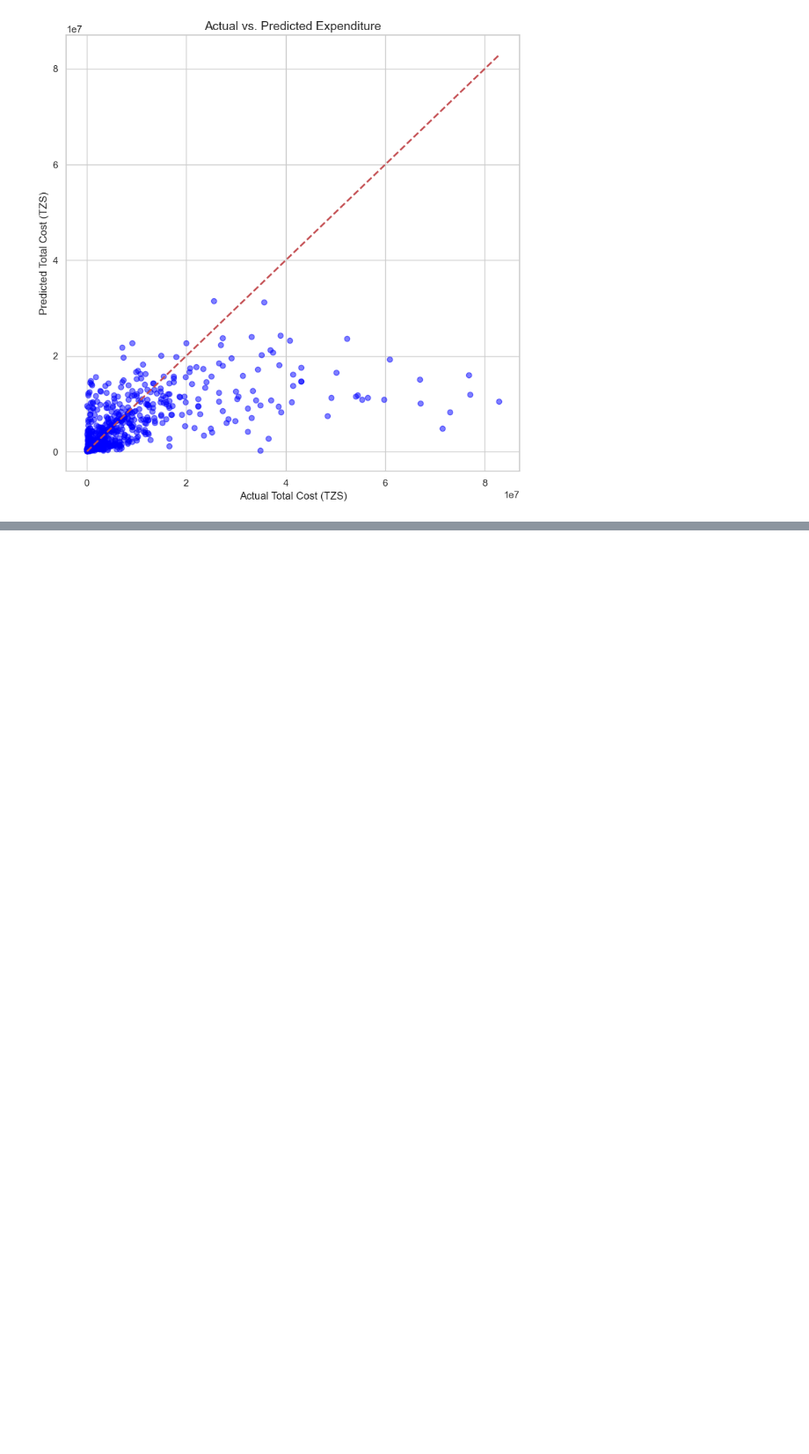
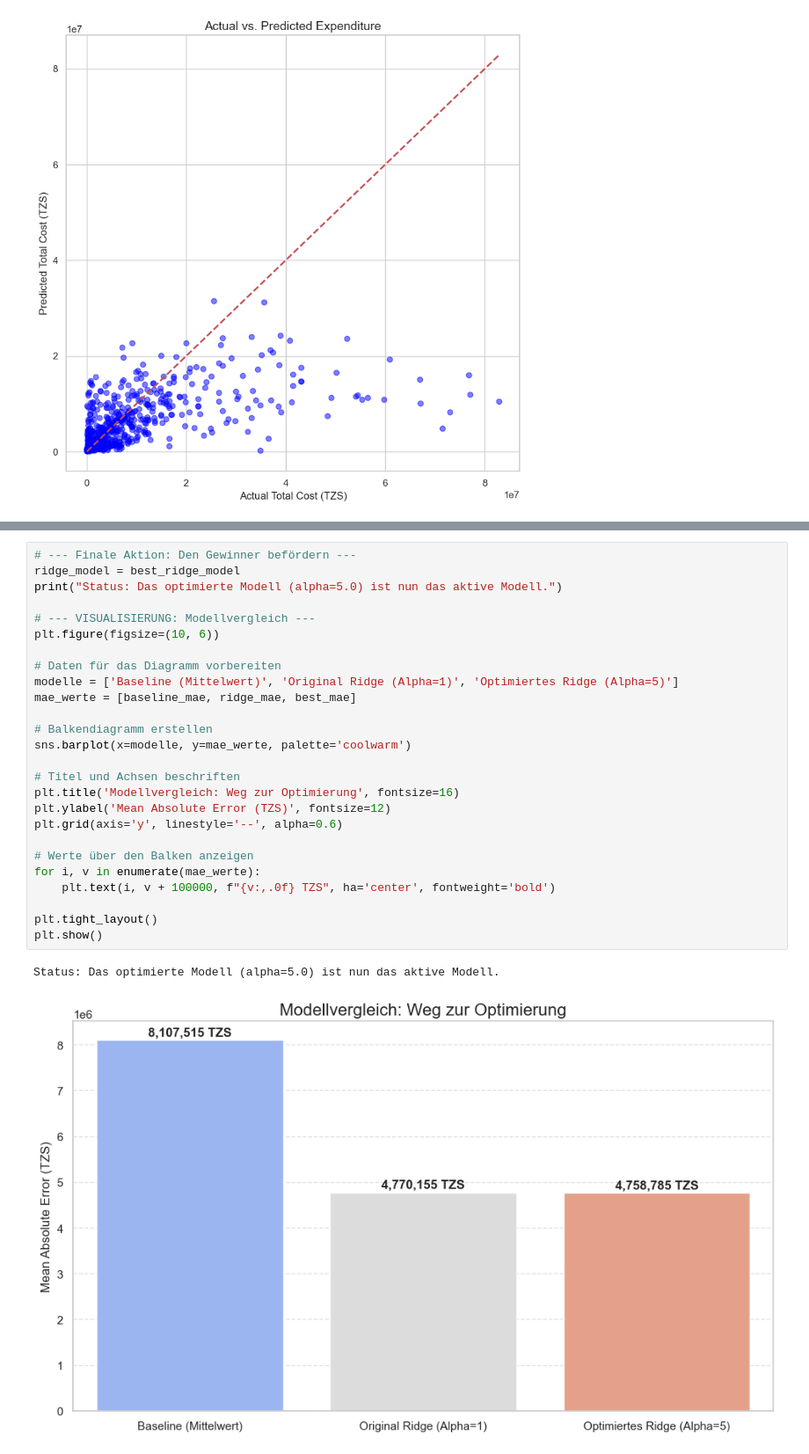
Before and after one commit to lange-chris/machine_learning_project, a Jupyter notebook: Tanzania_Tourism_Prediction_chris.ipynb, the cells around one changed output, grey strips where cells are left out. Shown at 88% size. Cells and saved outputs as stored; diff of their text form; blank space fills up the shorter version.

```diff
--- a/Tanzania_Tourism_Prediction_chris.ipynb
+++ b/Tanzania_Tourism_Prediction_chris.ipynb
@@ -913,0 +1050,29 @@ plt.show()
+# %%
+# --- Finale Aktion: Den Gewinner befördern ---
+ridge_model = best_ridge_model
+print("Status: Das optimierte Modell (alpha=5.0) ist nun das aktive Modell.")
+
+# --- VISUALISIERUNG: Modellvergleich ---
+plt.figure(figsize=(10, 6))
+
+# Daten für das Diagramm vorbereiten
+modelle = ['Baseline (Mittelwert)', 'Original Ridge (Alpha=1)', 'Optimiertes Ridge (Alpha=5)']
+mae_werte = [baseline_mae, ridge_mae, best_mae]
+
+# Balkendiagramm erstellen
+sns.barplot(x=modelle, y=mae_werte, palette='coolwarm')
+
+# Titel und Achsen beschriften
+plt.title('Modellvergleich: Weg zur Optimierung', fontsize=16)
+plt.ylabel('Mean Absolute Error (TZS)', fontsize=12)
+plt.grid(axis='y', linestyle='--', alpha=0.6)
+
+# Werte über den Balken anzeigen
+for i, v in enumerate(mae_werte):
+    plt.text(i, v + 100000, f"{v:,.0f} TZS", ha='center', fontweight='bold')
+
+plt.tight_layout()
+plt.show()
+# %% [output]
+Status: Das optimierte Modell (alpha=5.0) ist nun das aktive Modell.
+[figure, added]
```
Also changed, not shown: parts of 14 cells of this notebook.
